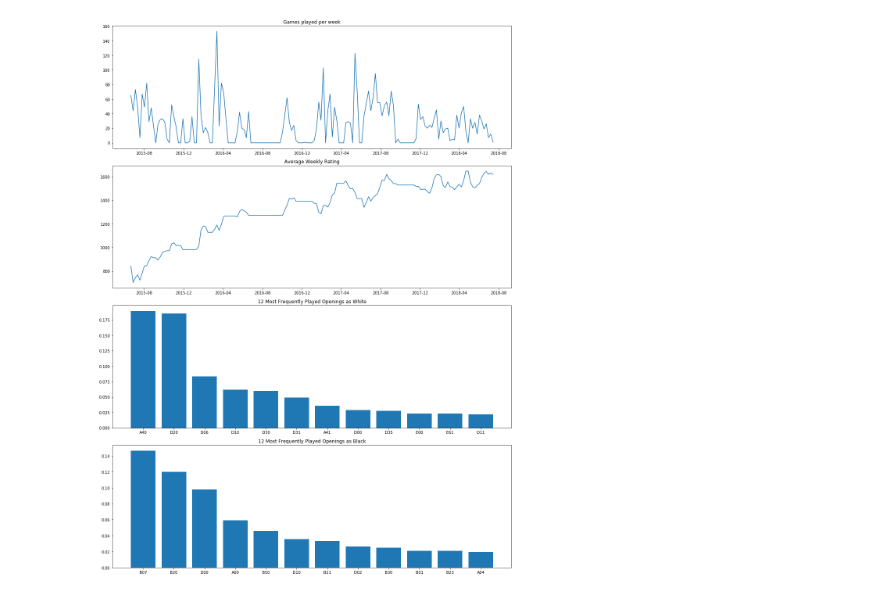
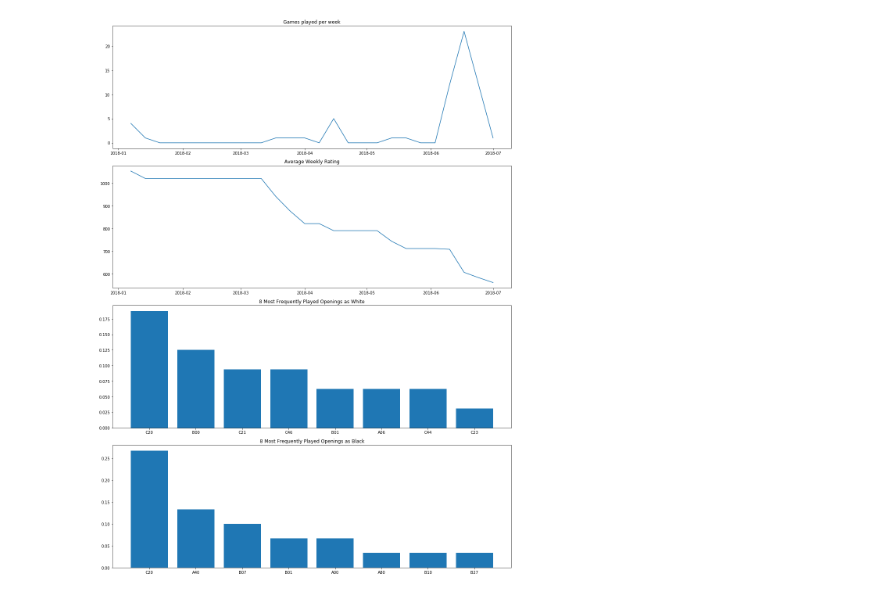
Before and after one commit to Bmcgarry194/ChessStyle, a Jupyter notebook: src/player_stats.ipynb, the cells around one changed output. Saved outputs shown, nothing was run; the diff lists cells and outputs as text; code cells hidden in the pictures.

```diff
--- a/src/player_stats.ipynb
+++ b/src/player_stats.ipynb
@@ -10,5 +150,6 @@ import numpy as np
 # %%
 def get_monthly_archives(username):
+    '''Returns a list of months in which the user played a game'''
     try:
         response = requests.get(f'https://api.chess.com/pub/player/{username}/games/archives')
         months_played = json.loads(response.content.decode('utf-8'))['archives']
@@ -17,7 +158,7 @@ def get_monthly_archives(username):
         return []
 
 def get_player_games(username):
-    '''return a list of all games played by a user'''
+    '''return a list of all games played'''
 
     months = get_monthly_archives(username)
     games = []
@@ -31,6 +172,8 @@ def get_player_games(username):
     return games
 
 def game_stats_df(username):
+    '''Returns a pandas dataframe containing stats for every game played'''
+
     game_list = get_player_games(username)
 
     player_rating = []
@@ -55,7 +198,6 @@ def game_stats_df(username):
             pgn.append(pgn_data[-1])
             eco.append(pgn_data[7].split('"')[-2])
             game_length.append(int(re.split("(\d+)\.+", game['pgn'])[-2]))
-#             print(i, re.split("(\d+)\.+", game['pgn'])[-2])
 
         else:
             pgn.append(None)
@@ -93,6 +235,7 @@ def game_stats_df(username):
                        'eco': eco,
                        'game_length':game_length})
 
+#     Create three columns in the data frame indicating a win, draw, or loss with a True or False
     df['win'] = df['player_result'] == 'win'
 
     draw = ['agreed', 'repetition', 'stalemate',
@@ -107,15 +250,4 @@ def game_stats_df(username):
 
     return df
 # %%
-df = game_stats_df('johnstelmach')
+df = game_stats_df('jojomcfee1')
-# %%
-df['win'] = df['player_result'] == 'win'
-
-draw = ['agreed', 'repetition', 'stalemate',
-        'insufficient', '50move', 'timevsinsufficient']
-df['draw'] = df['player_result'].isin(draw)
-
-lose = ['checkmated', 'timeout', 'resigned', 'lose', 'abandoned',
-       'kingofthehill', 'threecheck']
-
-df['lose'] = df['player_result'].isin(lose)
@@ -131,36 +259,37 @@ df.head()
 # %%
-fig, ax = plt.subplots(4, figsize=(15, 20))
+def chess_graphs(df):
+    fig, ax = plt.subplots(4, figsize=(15, 20))
 
+    blitz_chess_df = df[(df['rules'] == 'chess') & (df['time_class'] == 'blitz')]
 
-blitz_chess_df = df[(df['rules'] == 'chess') & (df['time_class'] == 'blitz')]
+    ax[0].plot(blitz_chess_df.resample('W', on='end_time').size())
+    ax[0].set_title('Games played per week')
 
-ax[0].plot(blitz_chess_df.resample('W', on='end_time').size())
-ax[0].set_title('Games played per week')
+    ax[1].plot(blitz_chess_df.resample('W', on='end_time').mean()['player_rating'].fillna(method='ffill'))
+    ax[1].set_title('Average Weekly Rating')
 
-ax[1].plot(blitz_chess_df.resample('W', on='end_time').mean()['player_rating'].fillna(method='ffill'))
-ax[1].set_title('Average Weekly Rating')
+    num_of_openings = 8
 
+    games_played_white = blitz_chess_df[blitz_chess_df.player_color == 'white'].eco.value_counts(normalize=True)[:num_of_openings].values
+    openings_white = blitz_chess_df[blitz_chess_df.player_color == 'white'].eco.value_counts(normalize=True)[:num_of_openings].index
 
-num_of_openings = 12
+    x = np.arange(len(openings_white))
 
-games_played_white = blitz_chess_df[blitz_chess_df.player_color == 'white'].eco.value_counts(normalize=True)[:num_of_openings].values
-openings_white = blitz_chess_df[blitz_chess_df.player_color == 'white'].eco.value_counts(normalize=True)[:num_of_openings].index
+    ax[2].bar(x, games_played_white)
+    ax[2].set_title(f'{num_of_openings} Most Frequently Played Openings as White')
+    ax[2].set_xticks(x)
+    ax[2].set_xticklabels(openings_white);
 
-x = np.arange(len(openings_white))
+    games_played_black = blitz_chess_df[blitz_chess_df.player_color == 'black'].eco.value_counts(normalize=True)[:num_of_openings].values
+    openings_black = blitz_chess_df[blitz_chess_df.player_color == 'black'].eco.value_counts(normalize=True)[:num_of_openings].index
 
-ax[2].bar(x, games_played_white)
-ax[2].set_title(f'{num_of_openings} Most Frequently Played Openings as White')
-ax[2].set_xticks(x)
-ax[2].set_xticklabels(openings_white);
+    ax[3].bar(x, games_played_black)
+    ax[3].set_title(f'{num_of_openings} Most Frequently Played Openings as Black')
+    ax[3].set_xticks(x)
+    ax[3].set_xticklabels(openings_black)
 
-games_played_black = blitz_chess_df[blitz_chess_df.player_color == 'black'].eco.value_counts(normalize=True)[:num_of_openings].values
-openings_black = blitz_chess_df[blitz_chess_df.player_color == 'black'].eco.value_counts(normalize=True)[:num_of_openings].index
+    fig.tight_layout();
 
-ax[3].bar(x, games_played_black)
-ax[3].set_title(f'{num_of_openings} Most Frequently Played Openings as Black')
-ax[3].set_xticks(x)
-ax[3].set_xticklabels(openings_black)
-
-fig.tight_layout();
+chess_graphs(df)
 # %% [output]
-[figure, old version]
+[figure, new version]
```
Also changed, not shown: parts of 15 cells of this notebook.
